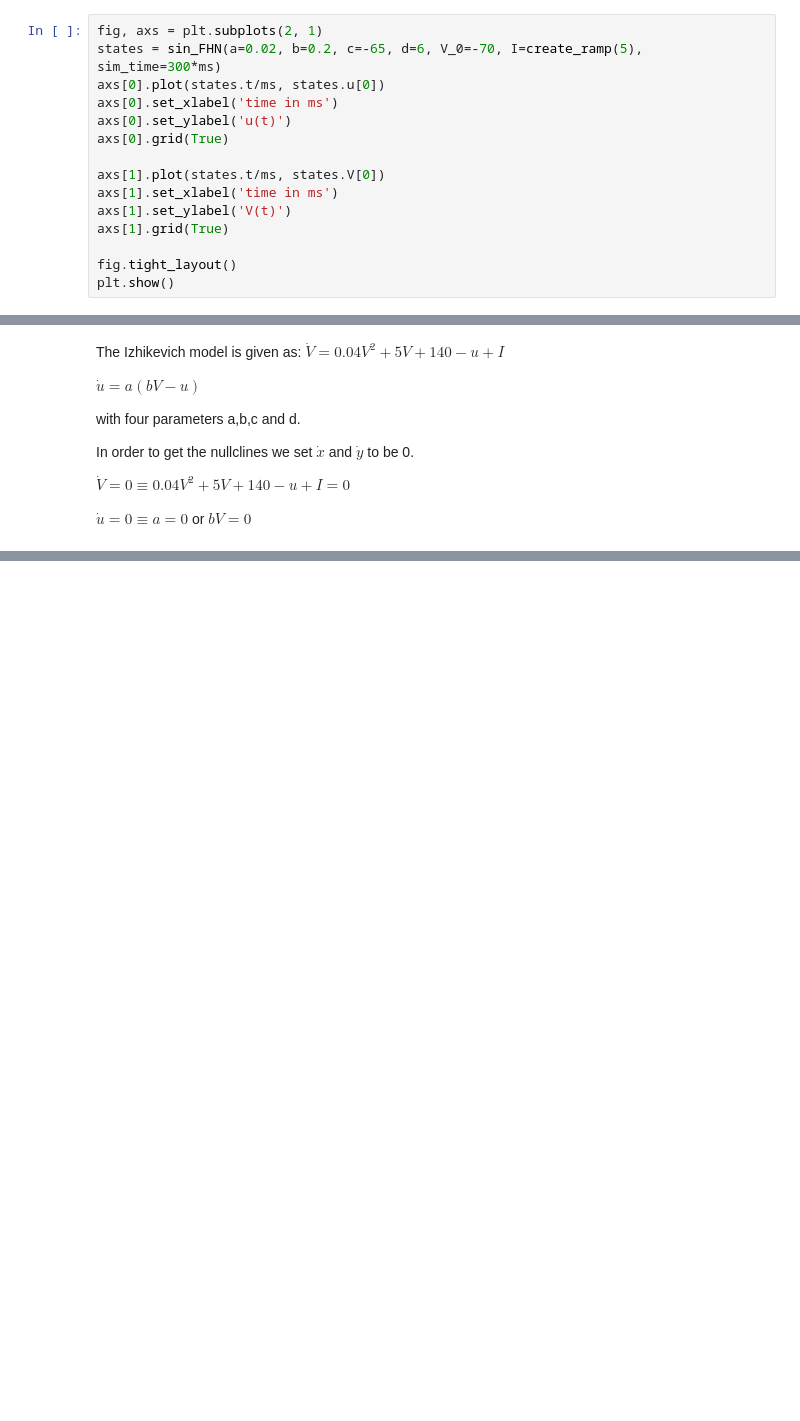
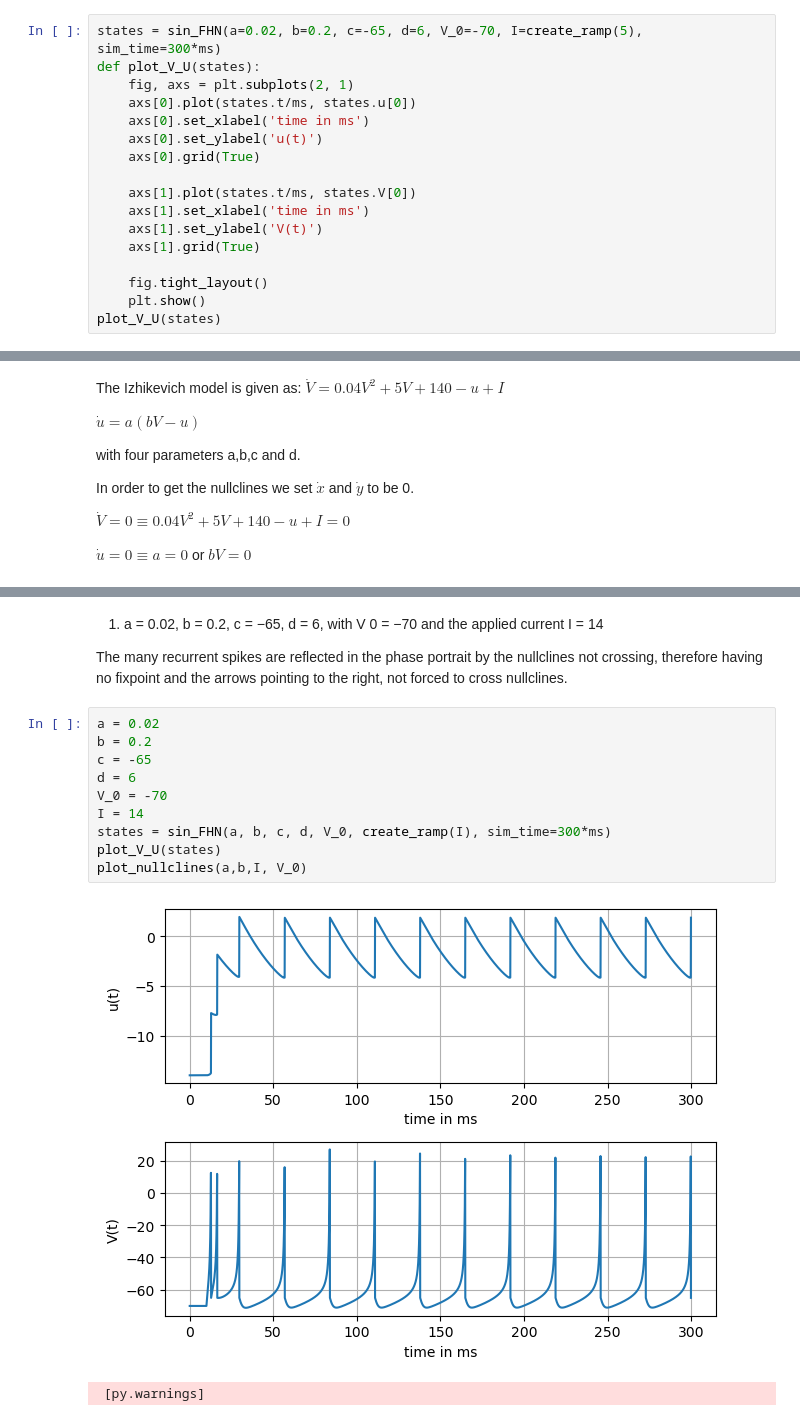
Before and after one commit to anbebe/NeurodynamicsHA, a Jupyter notebook: HW_5.ipynb, the cells around one changed output, grey strips where cells are left out. Cells and saved outputs as stored; diff of their text form; blank space fills up the shorter version.

```diff
--- a/HW_5.ipynb
+++ b/HW_5.ipynb
@@ -35,18 +36,20 @@ def create_ramp(I_):
     ramp_current = TimedArray(timing_array, dt=1.*ms)
     return ramp_current
 # %%
-fig, axs = plt.subplots(2, 1)
 states = sin_FHN(a=0.02, b=0.2, c=-65, d=6, V_0=-70, I=create_ramp(5), sim_time=300*ms)
-axs[0].plot(states.t/ms, states.u[0])
-axs[0].set_xlabel('time in ms')
-axs[0].set_ylabel('u(t)')
-axs[0].grid(True)
+def plot_V_U(states):
+    fig, axs = plt.subplots(2, 1)
+    axs[0].plot(states.t/ms, states.u[0])
+    axs[0].set_xlabel('time in ms')
+    axs[0].set_ylabel('u(t)')
+    axs[0].grid(True)
 
-axs[1].plot(states.t/ms, states.V[0])
-axs[1].set_xlabel('time in ms')
-axs[1].set_ylabel('V(t)')
-axs[1].grid(True)
+    axs[1].plot(states.t/ms, states.V[0])
+    axs[1].set_xlabel('time in ms')
+    axs[1].set_ylabel('V(t)')
+    axs[1].grid(True)
 
-fig.tight_layout()
-plt.show()
+    fig.tight_layout()
+    plt.show()
+plot_V_U(states)
 # %% [output]
@@ -125,0 +137,17 @@ plt.show()
+# %% [markdown]
+1) a = 0.02, b = 0.2, c = −65, d = 6, with V 0 = −70 and the applied current I = 14
+
+The many recurrent spikes are reflected in the phase portrait by the nullclines not crossing, therefore having no fixpoint and the arrows pointing to the right, not forced to cross nullclines.
+# %%
+a = 0.02
+b = 0.2
+c = -65
+d = 6
+V_0 = -70
+I = 14
+states = sin_FHN(a, b, c, d, V_0, create_ramp(I), sim_time=300*ms)
+plot_V_U(states)
+plot_nullclines(a,b,I, V_0)
+# %% [output]
+[figure, added]
+ [py.warnings]
```
Also changed, not shown: parts of 11 cells of this notebook.
